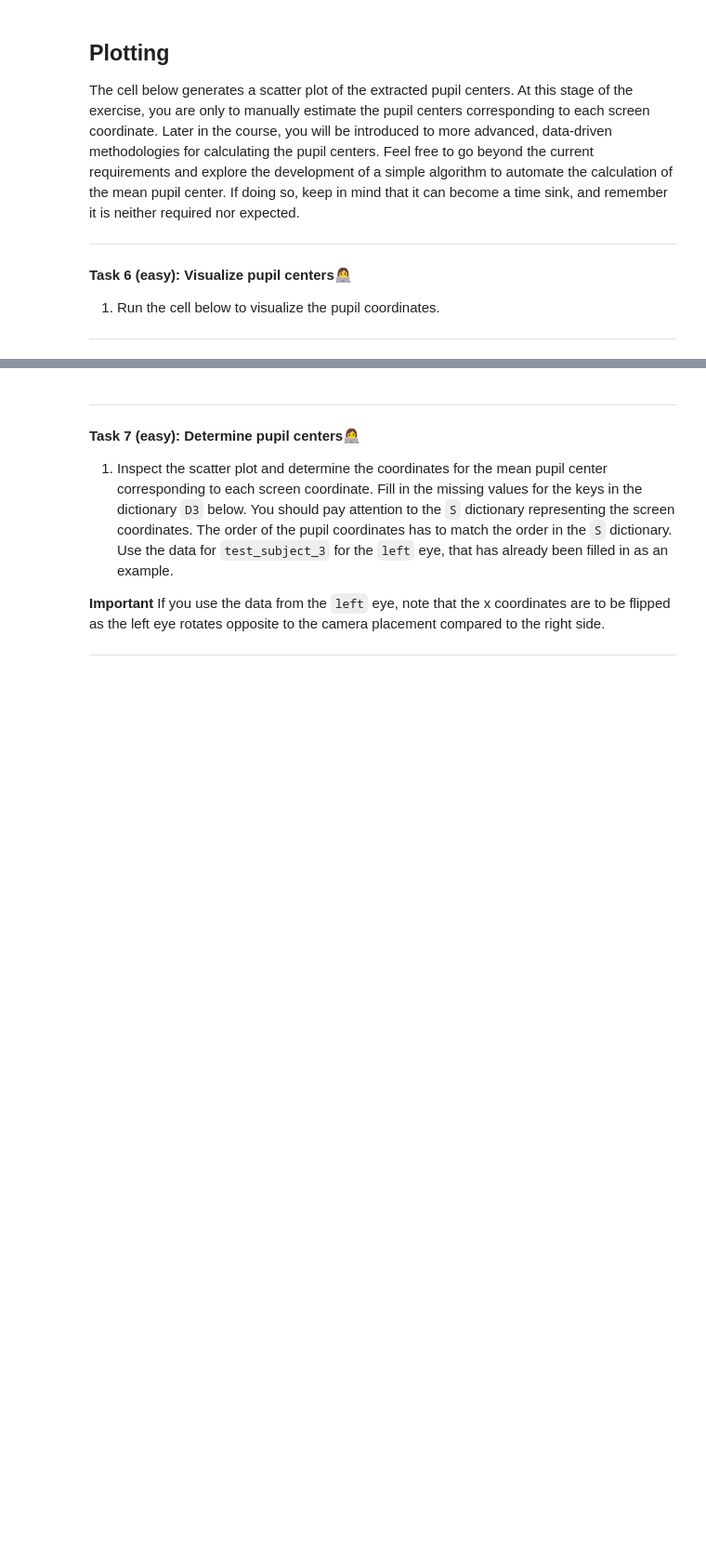
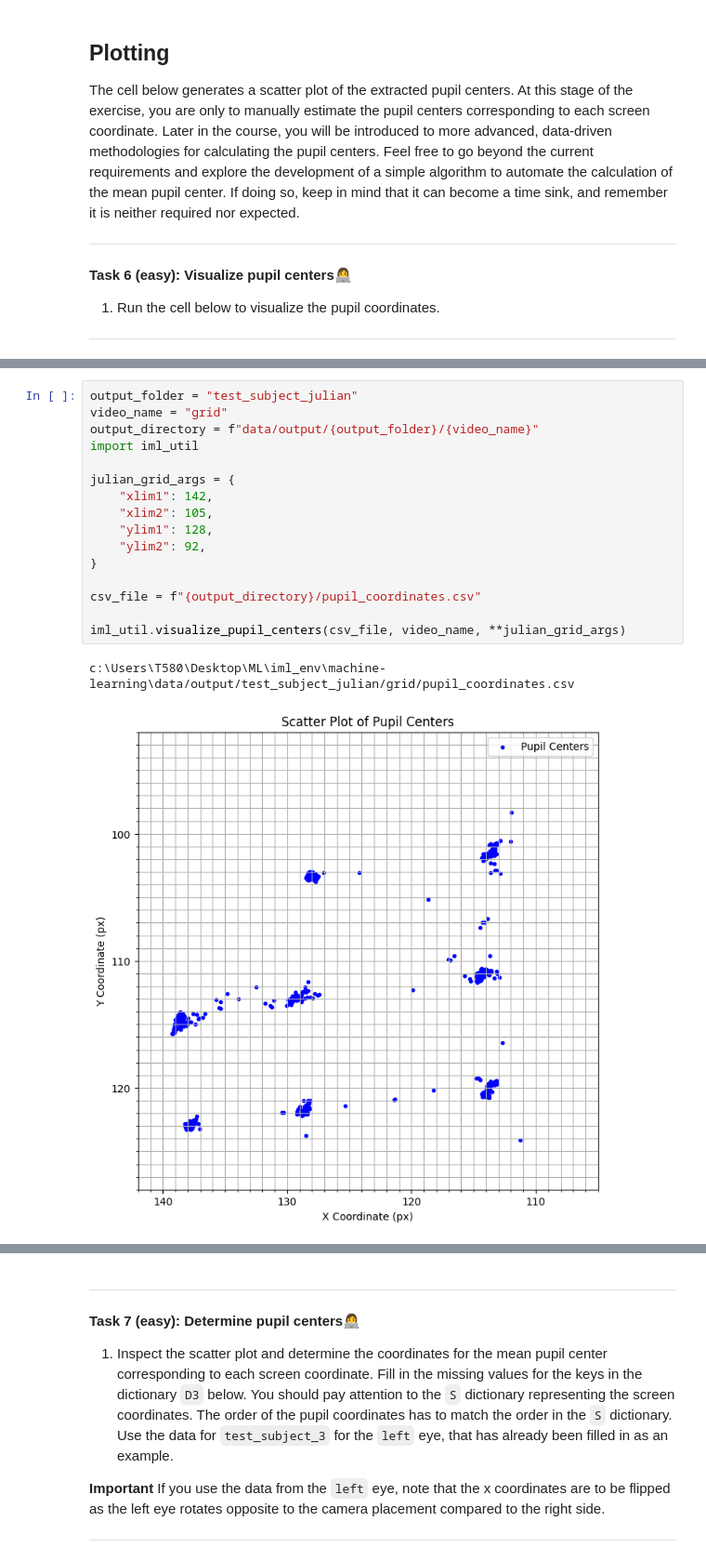
Before and after one commit to simontitk/machine-learning, a Jupyter notebook: 01-data-preprocessing.ipynb, the cells around one changed output, grey strips where cells are left out. Shown at 93% size. Cells and saved outputs as stored; diff of their text form; blank space fills up the shorter version.

```diff
--- a/01-data-preprocessing.ipynb
+++ b/01-data-preprocessing.ipynb
@@ -428,0 +474,19 @@ iml_util.visualize_pupil_centers(csv_file, video_name)
+# %%
+output_folder = "test_subject_julian"
+video_name = "grid"
+output_directory = f"data/output/{output_folder}/{video_name}"
+import iml_util
+
+julian_grid_args = {
+    "xlim1": 142,
+    "xlim2": 105,
+    "ylim1": 128,
+    "ylim2": 92,
+}
+
+csv_file = f"{output_directory}/pupil_coordinates.csv"
+
+iml_util.visualize_pupil_centers(csv_file, video_name, **julian_grid_args)
+# %% [output]
+c:\Users\T580\Desktop\ML\iml_env\machine-learning\data/output/test_subject_julian/grid/pupil_coordinates.csv
+[figure, added]
```
Also changed, not shown: parts of 9 cells of this notebook, 1 other file.
